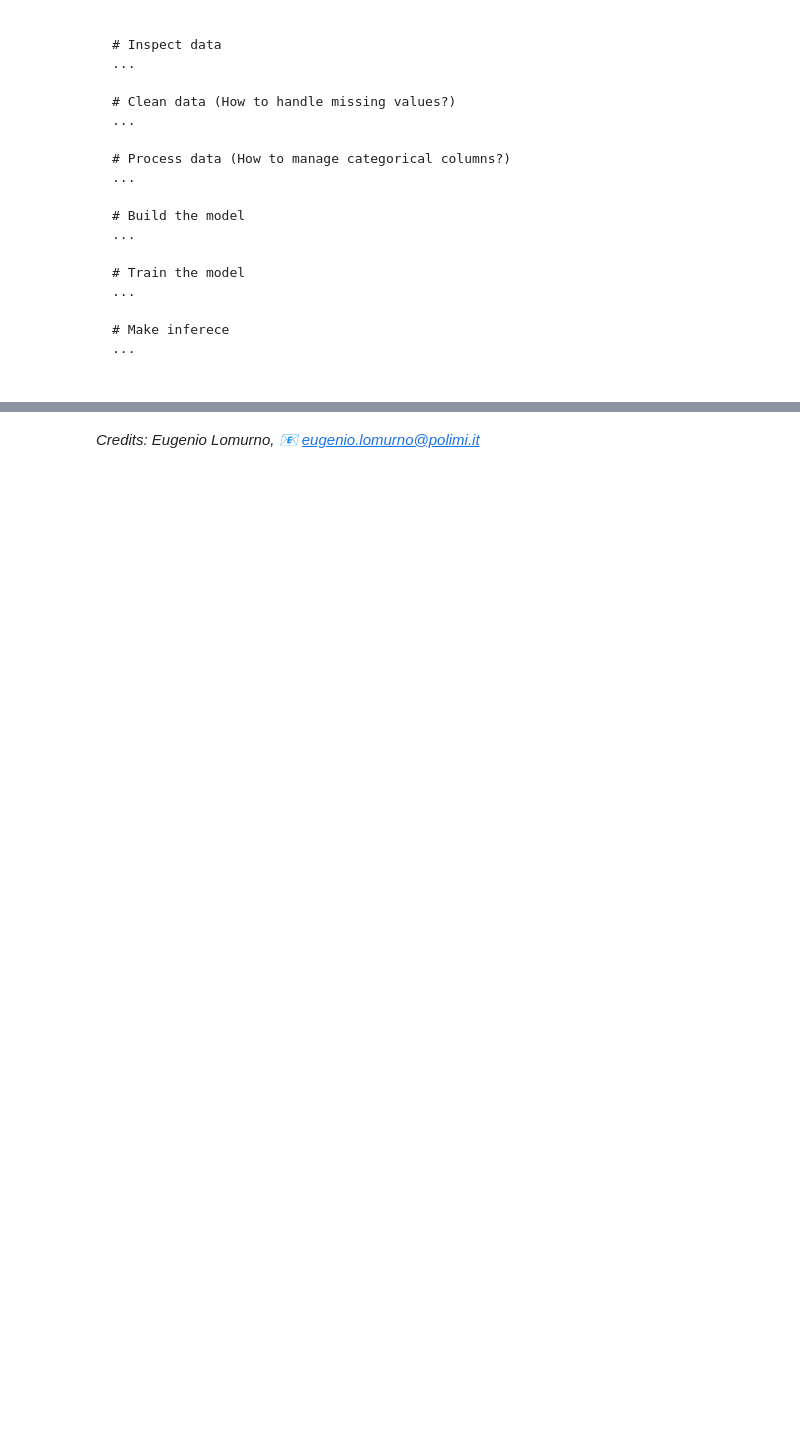
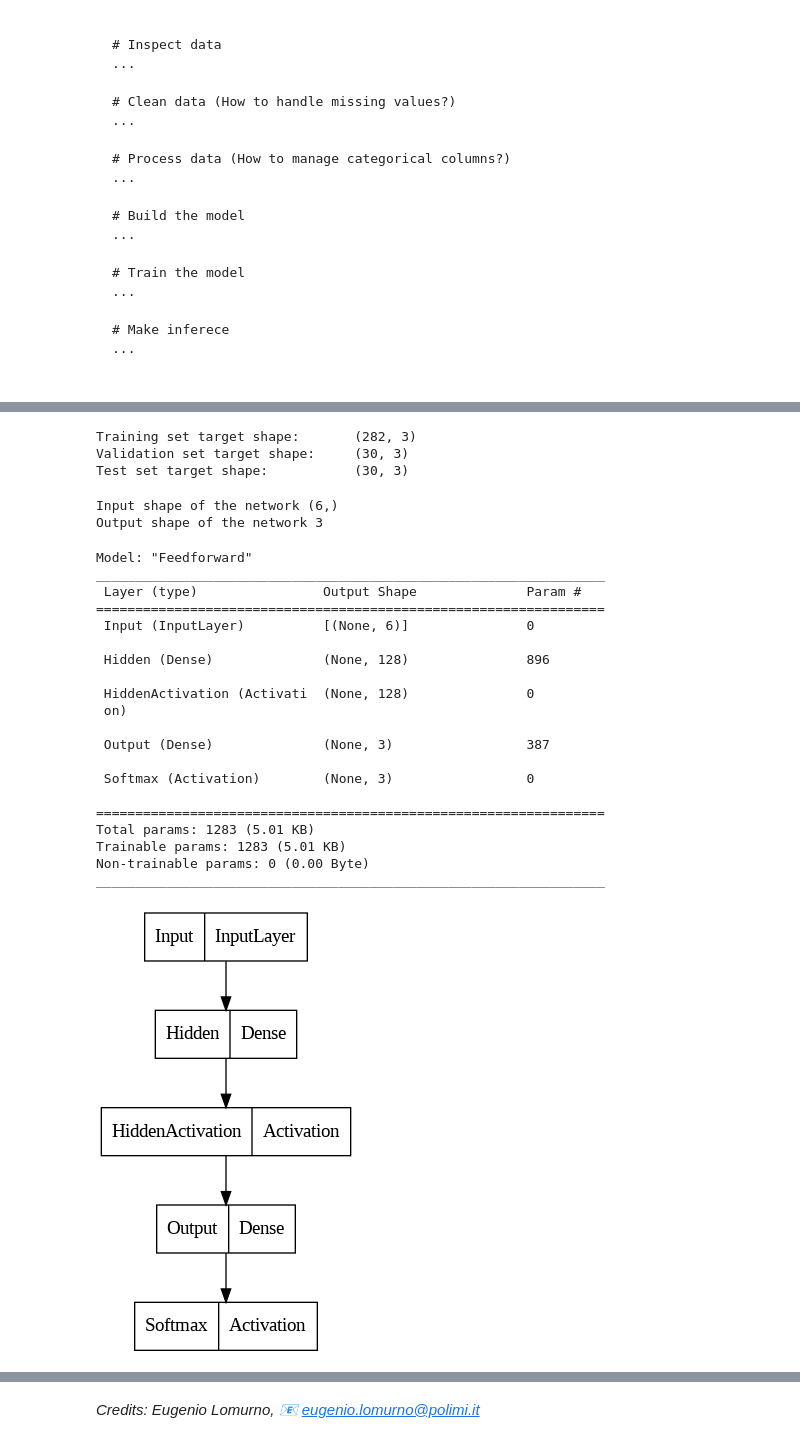
Before and after one commit to biromiro/polimi-an2dl, a Jupyter notebook: lec1/Feedforward Neural Network.ipynb, the cells around one changed output, grey strips where cells are left out. Saved outputs shown, nothing was run; the diff lists cells and outputs as text; code cells hidden in the pictures; blank space fills up the shorter version.

```diff
--- a/lec1/Feedforward Neural Network.ipynb
+++ b/lec1/Feedforward Neural Network.ipynb
@@ -295,0 +654,68 @@ dataset = pd.read_csv('penguins.csv')
+# %%
+from sklearn.preprocessing import LabelEncoder
+
+le = LabelEncoder()
+le = le.fit(X_train['island'])
+X_train['island'] = le.transform(X_train['island'])
+X_val['island'] = le.transform(X_val['island'])
+X_test['island'] = le.transform(X_test['island'])
+# %%
+from sklearn.preprocessing import LabelEncoder
+
+label_encoder = LabelEncoder()
+y_train = label_encoder.fit_transform(y_train)
+y_val = label_encoder.transform(y_val)
+y_test = label_encoder.transform(y_test)
+# %%
+# Transform labels via one-hot encoding
+# i.e. 0 -> [1,0,0], 1 -> [0,1,0], 2 -> [0,0,1]
+y_train = tfk.utils.to_categorical(y_train, num_classes=len(unique))
+y_val = tfk.utils.to_categorical(y_val, num_classes=len(unique))
+y_test = tfk.utils.to_categorical(y_test, num_classes=len(unique))
+
+print('Training set target shape:\t',y_train.shape)
+print('Validation set target shape:\t',y_val.shape)
+print('Test set target shape:\t\t',y_test.shape)
+# %% [output]
+Training set target shape:       (282, 3)
+Validation set target shape:     (30, 3)
+Test set target shape:           (30, 3)
+# %%
+# Determine the input shape for the neural network,
+# which corresponds to the number of features in the input data
+input_shape = X_train.shape[1:]
+print(f'Input shape of the network {input_shape}')
+
+# Determine the output shape for the neural network,
+# which corresponds to the number of classes in the classification task
+output_shape = y_train.shape[1]
+print(f'Output shape of the network {output_shape}')
+# %% [output]
+Input shape of the network (6,)
+Output shape of the network 3
+# %%
+model = build_model(input_shape, output_shape)
+model.summary()
+tfk.utils.plot_model(model)
+# %% [output]
+Model: "Feedforward"
+_________________________________________________________________
+ Layer (type)                Output Shape              Param #
+=================================================================
+ Input (InputLayer)          [(None, 6)]               0
+
+ Hidden (Dense)              (None, 128)               896
+
+ HiddenActivation (Activati  (None, 128)               0
+ on)
+
+ Output (Dense)              (None, 3)                 387
+
+ Softmax (Activation)        (None, 3)                 0
+
+=================================================================
+Total params: 1283 (5.01 KB)
+Trainable params: 1283 (5.01 KB)
+Non-trainable params: 0 (0.00 Byte)
+_________________________________________________________________
+[figure, added]
```
Also changed, not shown: parts of 47 cells of this notebook, 7 other files.
